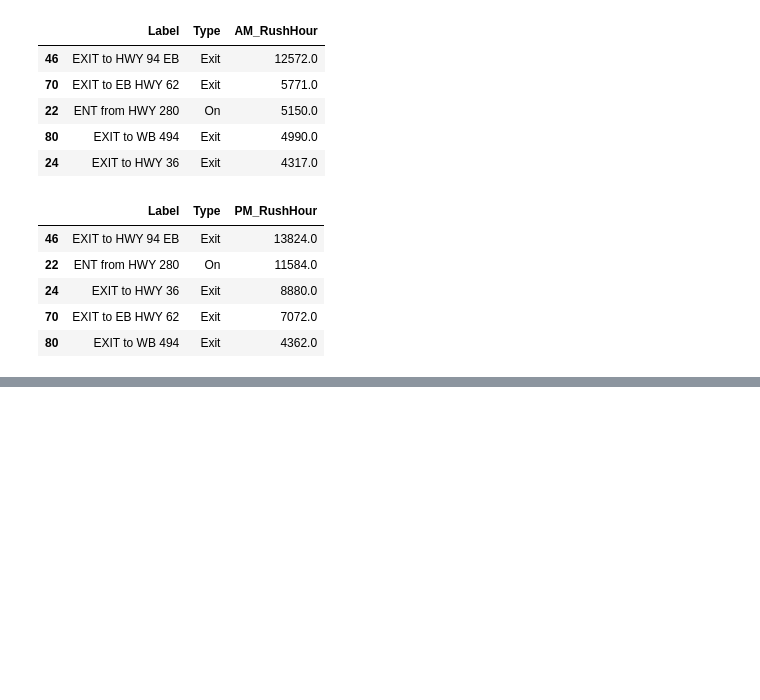
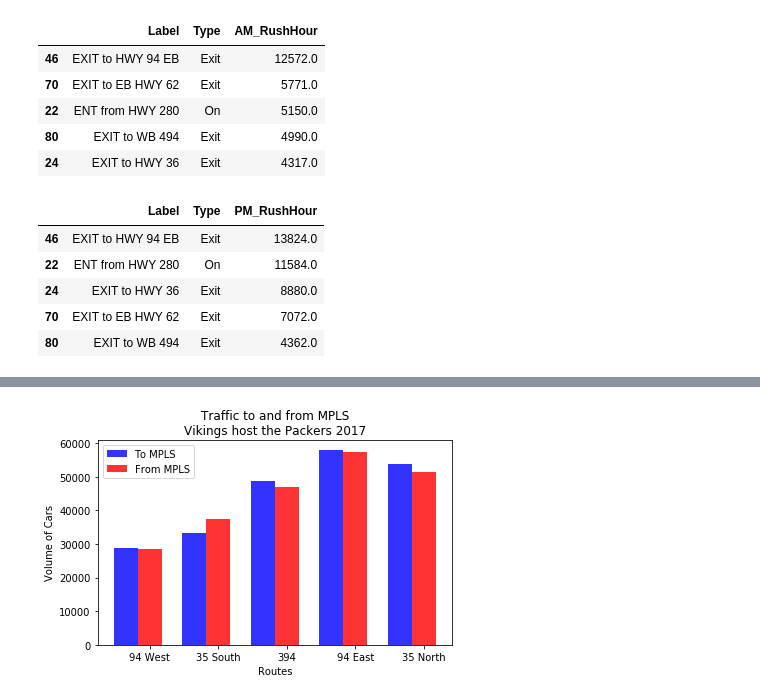
Before and after one commit to Dkreitzer/Team_streprogen_Project1, a Jupyter notebook: dk_testing_SB35W.ipynb, the cells around one changed output, grey strips where cells are left out. Saved outputs shown, nothing was run; the diff lists cells and outputs as text; code cells hidden in the pictures; blank space fills up the shorter version.

```diff
--- a/dk_testing_SB35W.ipynb
+++ b/dk_testing_SB35W.ipynb
@@ -249,0 +243,13 @@ display_side_by_side(NB35W_ExitsHigh, NB35W_ExitsHighpm)
+# %%
+##################################
+# Packers at Vikings 10/15/2017
+##################################
+
+VikPak_DF = mpls_dataDF.loc[mpls_dataDF['Event Label']=='Packers at Vikings']
+VikPak = VikPak_DF[['Volume', 'St Label', 'Direction', 'Freeway Tag']]
+VikPak_to = VikPak.loc[VikPak['Direction']=='To']
+VikPak_Tosorted = VikPak_to.sort_values(by = 'Freeway Tag', ascending = True)
+
+VikPak_From = VikPak.loc[VikPak['Direction']=='From']
+VikPak_Fromsorted = VikPak_From.sort_values(by='Freeway Tag', ascending = True)
+display_side_by_side(VikPak_Tosorted, VikPak_Fromsorted)
@@ -249,0 +269,33 @@ display_side_by_side(NB35W_ExitsHigh, NB35W_ExitsHighpm)
+# %%
+#########################################
+#Visualization of Vikes Pac game 2017
+#########################################
+
+n_groups = 5
+VikPak_trafficTo = list(VikPak_Tosorted['Volume'])
+VikPak_TrafficFr = list(VikPak_Fromsorted['Volume'])
+
+fig, ax = plt.subplots()
+index = np.arange(n_groups)
+bar_width = 0.35
+opacity = 0.8
+
+rects1 = plt.bar(index, VikPak_trafficTo, bar_width,
+                alpha = opacity,
+                color = 'b',
+                label = 'To MPLS')
+rects2 = plt.bar(index+bar_width, VikPak_TrafficFr, bar_width,
+                alpha = opacity,
+                color = 'r',
+                label = 'From MPLS')
+
+plt.xlabel('Routes')
+plt.ylabel('Volume of Cars')
+plt.title('Traffic to and from MPLS\nVikings host the Packers 2017')
+plt.xticks(index + bar_width, ('94 West', '35 South', '394', '94 East', '35 North'))
+plt.legend()
+
+plt.tight_layout()
+plt.show()
+# %% [output]
+[figure, added]
```
Also changed, not shown: parts of 5 cells of this notebook, 1 other file.
